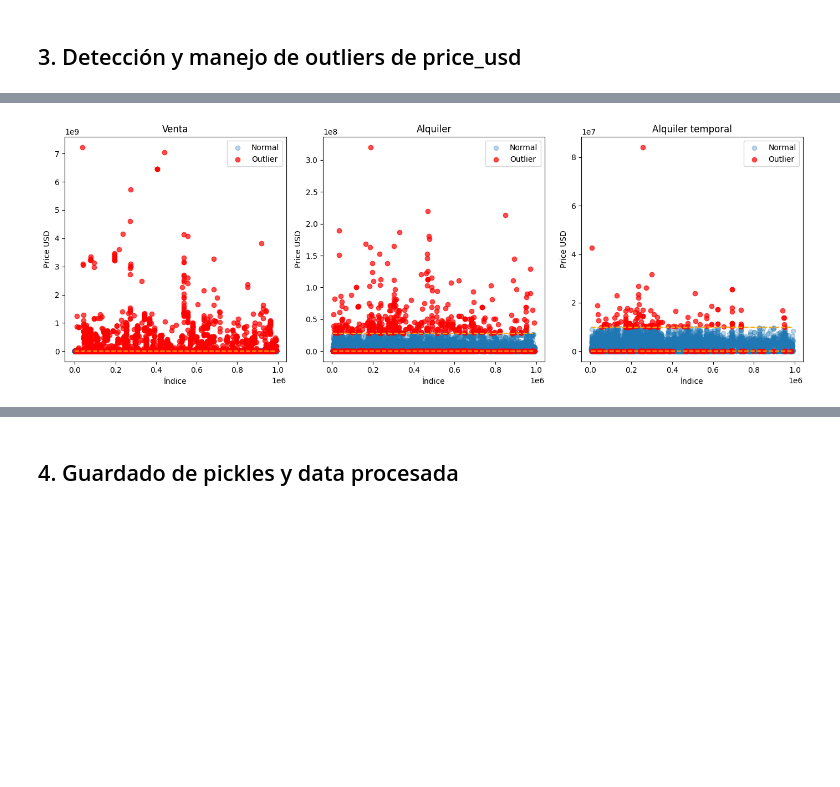
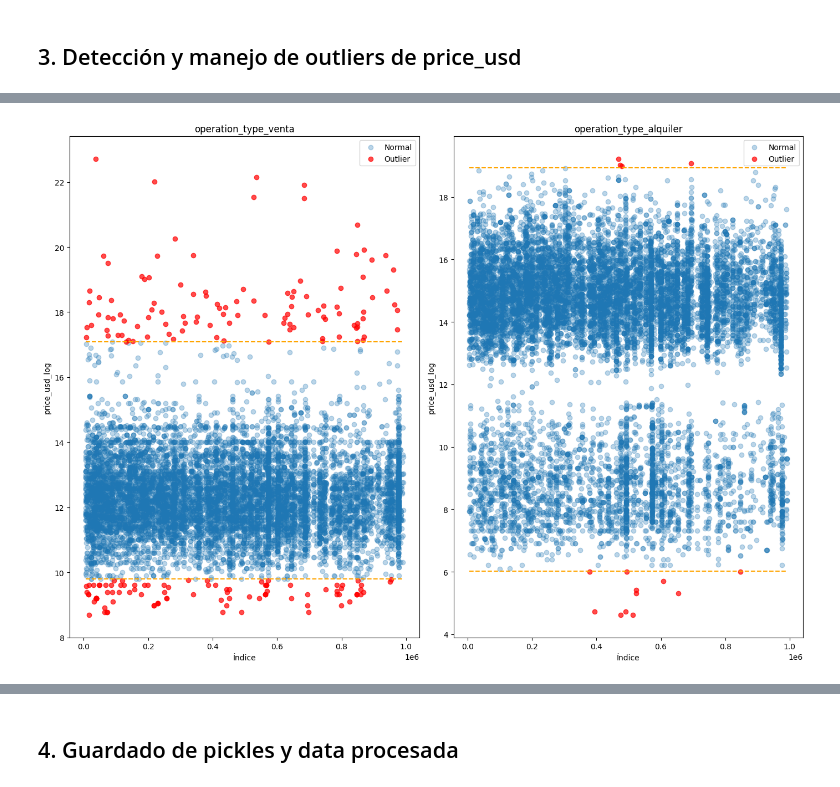
Before and after one commit to pixelciosa/Model_Price_prediction, a Jupyter notebook: notebooks/01_EDA.ipynb, the cells around one changed output, grey strips where cells are left out. Saved outputs shown, nothing was run; the diff lists cells and outputs as text; code cells hidden in the pictures; blank space fills up the shorter version.

```diff
--- a/notebooks/01_EDA.ipynb
+++ b/notebooks/01_EDA.ipynb
@@ -665,7 +670,7 @@ Ahora estamos listos para hacer One Hot Encoding
 # %% [markdown]
 ### 2.5 One Hot Encoding
 # %%
-df = pd.get_dummies(df, columns=['operation_type', 'lat_cat', 'lon_cat', 'rooms_cat', 'bathrooms_cat', 'surface_total_cat', 'surface_covered_cat'], drop_first=True)
+df = pd.get_dummies(df, columns=['operation_type', 'lat_cat', 'lon_cat', 'rooms_cat', 'bathrooms_cat', 'surface_total_cat', 'surface_covered_cat', 'property_type'])
 # %%
 df.head()
 # %% [output]
@@ -707,0 +752,4 @@ len(df.price_usd.unique())
+# %%
+# Preparación de datos para gráficos
+df['price_usd_log'] = np.log1p(df['price_usd'])
+categories = ['operation_type_venta', 'operation_type_alquiler']
@@ -708,7 +768,11 @@ len(df.price_usd.unique())
 # %%
-plt.figure(figsize=(12, 4))
-sns.boxplot(x=df['price_usd'])
-plt.title('Boxplot de price_usd')
-plt.xlabel('Price USD')
-plt.show()
+fig, axes = plt.subplots(len(categories), 1, figsize=(12,14), sharey=False)  # sharey=False permite escalas independientes
+
+for ax, cat in zip(axes, categories):
+    sub_df = df[df[cat] == True]
+    sns.boxplot(x=sub_df['price_usd_log'], ax=ax)
+    ax.set_title(f'Boxplot de escala logarítmica de price_usd para {cat}')
+    ax.set_xlabel('log(price_usd)')
+
+plt.tight_layout()
 # %% [output]
@@ -716,30 +780,39 @@ plt.show()
 # %%
-fig, axes = plt.subplots(1, len(categories), figsize=(14,5), sharey=False)  # sharey=False
+# Filtrado por percentiles ajustado para cada tipo de operación
+
+fig, axes = plt.subplots(1, len(categories), figsize=(14,10), sharey=False)
 
 for ax, cat in zip(axes, categories):
-    sub_df = df[df['operation_type'] == cat]
-    Q1 = sub_df['price_usd'].quantile(0.25)
-    Q3 = sub_df['price_usd'].quantile(0.75)
-    IQR = Q3 - Q1
-    # lower = Q1 - 1.5 * IQR
-    # upper = Q3 + 1.5 * IQR
-    lower = sub_df['price_usd'].quantile(0.01)
-    upper = sub_df['price_usd'].quantile(0.99)
+    sub_df = df[df[cat] == True]
+    col_usd= 'price_usd_log'
+    if cat == 'operation_type_venta':
+        lower = sub_df[col_usd].quantile(0.01)
+        upper = sub_df[col_usd].quantile(0.99)
 
-    outliers = sub_df[(sub_df['price_usd'] < lower) | (sub_df['price_usd'] > upper)]
-    normal = sub_df[(sub_df['price_usd'] >= lower) & (sub_df['price_usd'] <= upper)]
+    else:
+        if cat == 'operation_type_alquiler':
+            Q1 = sub_df[col_usd].quantile(0.25)
+            Q3 = sub_df[col_usd].quantile(0.75)
+        IQR = Q3 - Q1
+        lower = Q1 - 3*IQR
+        upper = Q3 + 1.5*IQR
 
-    ax.scatter(normal.index, normal['price_usd'], alpha=0.3, label='Normal')
-    ax.scatter(outliers.index, outliers['price_usd'], alpha=0.7, color='red', label='Outlier')
+
+    outliers = sub_df[(sub_df[col_usd] < lower) | (sub_df[col_usd] > upper)]
+    normal = sub_df[(sub_df[col_usd] >= lower) & (sub_df[col_usd] <= upper)]
+
+    ax.scatter(normal.index, normal[col_usd], alpha=0.3, label='Normal')
+    ax.scatter(outliers.index, outliers[col_usd], alpha=0.7, color='red', label='Outlier')
     ax.hlines([lower, upper], xmin=sub_df.index.min(), xmax=sub_df.index.max(), colors='orange', linestyles='dashed')
 
     ax.set_title(cat)
     ax.set_xlabel('Índice')
-    ax.set_ylabel('Price USD')
+    ax.set_ylabel(col_usd)
+    ax.yaxis.set_major_locator(MaxNLocator(nbins=10))
     ax.legend()
 
 plt.tight_layout()
 plt.show()
 # %% [output]
-[figure, old version]
+[figure, new version]
 # %%
```
Also changed, not shown: parts of 42 cells of this notebook.
